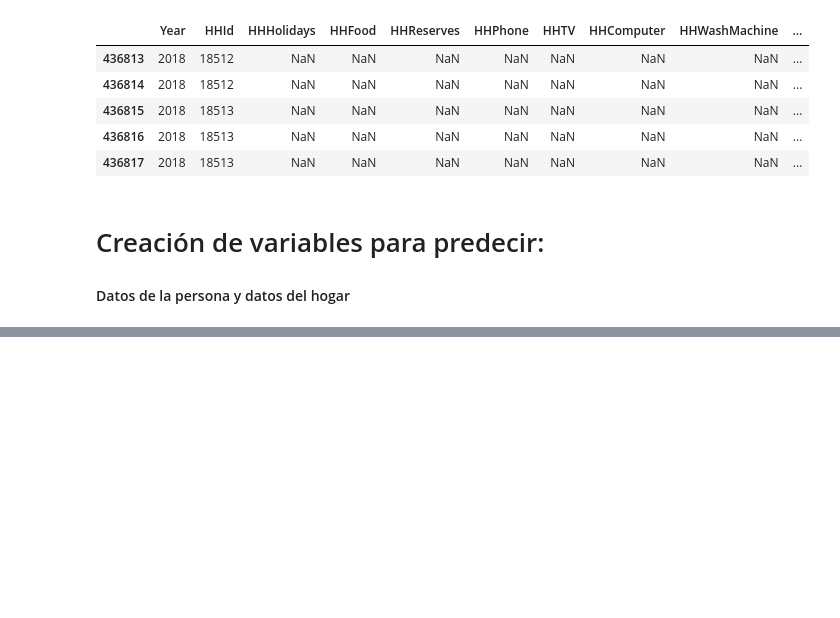
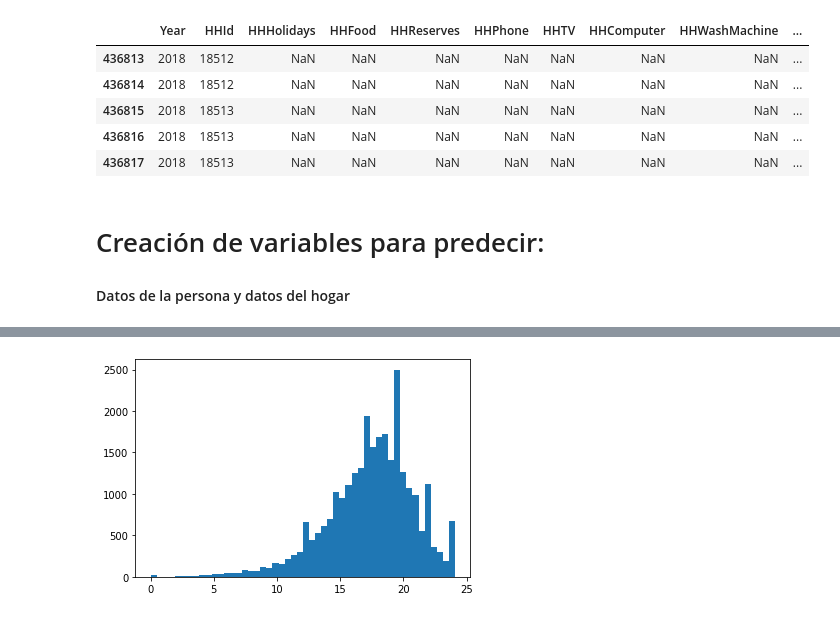
Before and after one commit to mariaferrol1988/TFM_MasterDataSciences, a Jupyter notebook: Data/data_preparation.ipynb, the cells around one changed output, grey strips where cells are left out. Saved outputs shown, nothing was run; the diff lists cells and outputs as text; code cells hidden in the pictures; blank space fills up the shorter version.

```diff
--- a/Data/data_preparation.ipynb
+++ b/Data/data_preparation.ipynb
@@ -589,0 +627,5 @@ cronbach_alpha(df_hap[['FFTense','FFDown','FFCalm','FFDepressed','FFHappy']])
+# %%
+plt.hist(dfFinal['LifeSatisfaction1'], bins = 50)
+plt.show()
+# %% [output]
+[figure, added]
```
Also changed, not shown: parts of 10 cells of this notebook.
